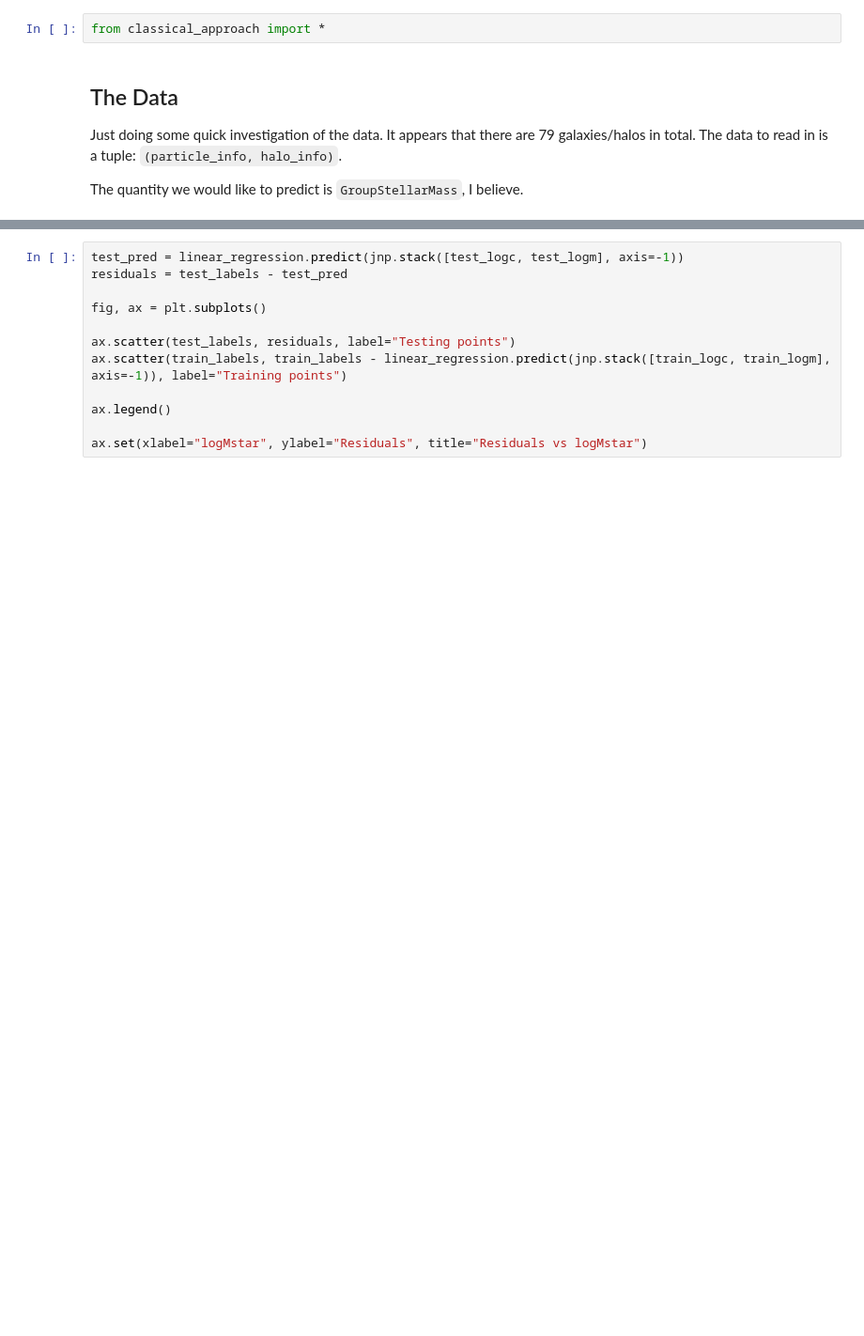
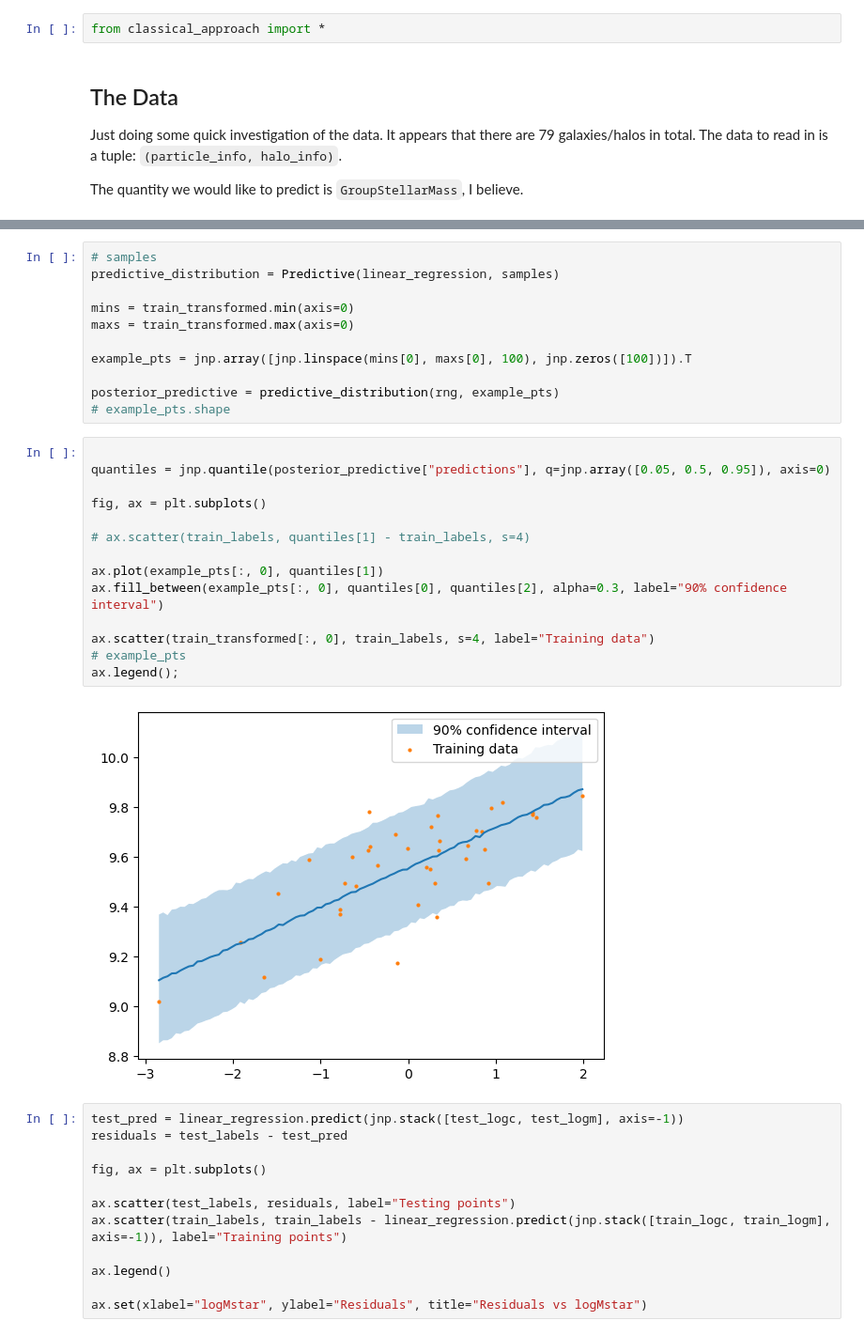
Before and after one commit to Daniel-Packer/dark-matter-halos, a Jupyter notebook: src/classical/classical_approach_linear_model.ipynb, the cells around one changed output, grey strips where cells are left out. Shown at 94% size. Saved outputs shown, nothing was run; the diff lists cells and outputs as text; blank space fills up the shorter version.

```diff
--- a/src/classical/classical_approach.ipynb
+++ b/src/classical/classical_approach_linear_model.ipynb
@@ -39,3 +77,30 @@ LinearRegression()
+# %%
+# samples
+predictive_distribution = Predictive(linear_regression, samples)
+
+mins = train_transformed.min(axis=0)
+maxs = train_transformed.max(axis=0)
+
+example_pts = jnp.array([jnp.linspace(mins[0], maxs[0], 100), jnp.zeros([100])]).T
+
+posterior_predictive = predictive_distribution(rng, example_pts)
+# example_pts.shape
+# %%
+
+quantiles = jnp.quantile(posterior_predictive["predictions"], q=jnp.array([0.05, 0.5, 0.95]), axis=0)
+
+fig, ax = plt.subplots()
+
+# ax.scatter(train_labels, quantiles[1] - train_labels, s=4)
+
+ax.plot(example_pts[:, 0], quantiles[1])
+ax.fill_between(example_pts[:, 0], quantiles[0], quantiles[2], alpha=0.3, label="90% confidence interval")
+
+ax.scatter(train_transformed[:, 0], train_labels, s=4, label="Training data")
+# example_pts
+ax.legend();
+# %% [output]
+[figure, added]
 # %%
 test_pred = linear_regression.predict(jnp.stack([test_logc, test_logm], axis=-1))
 residuals = test_labels - test_pred
```
Also changed, not shown: parts of 5 cells of this notebook, 1 other file.
